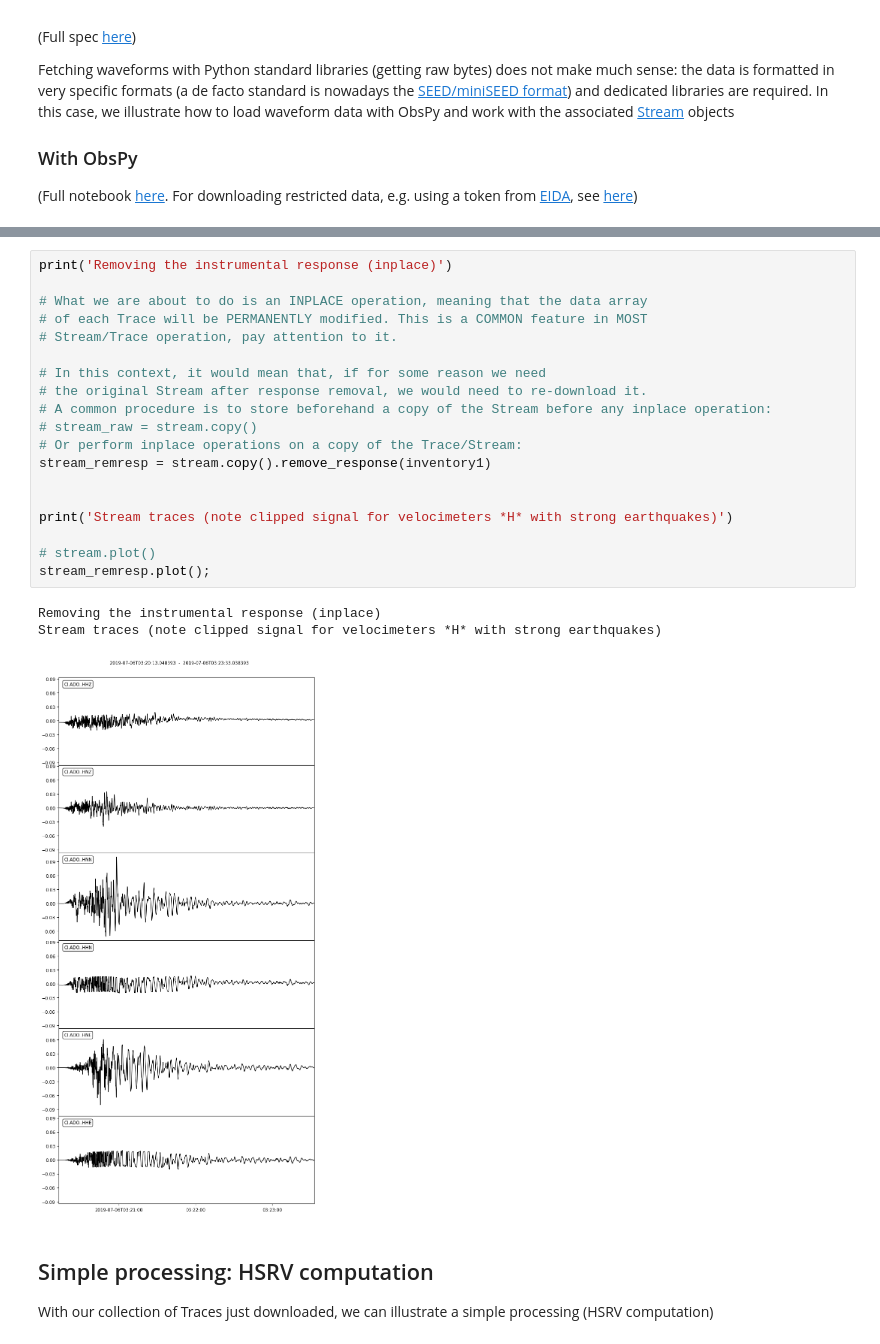
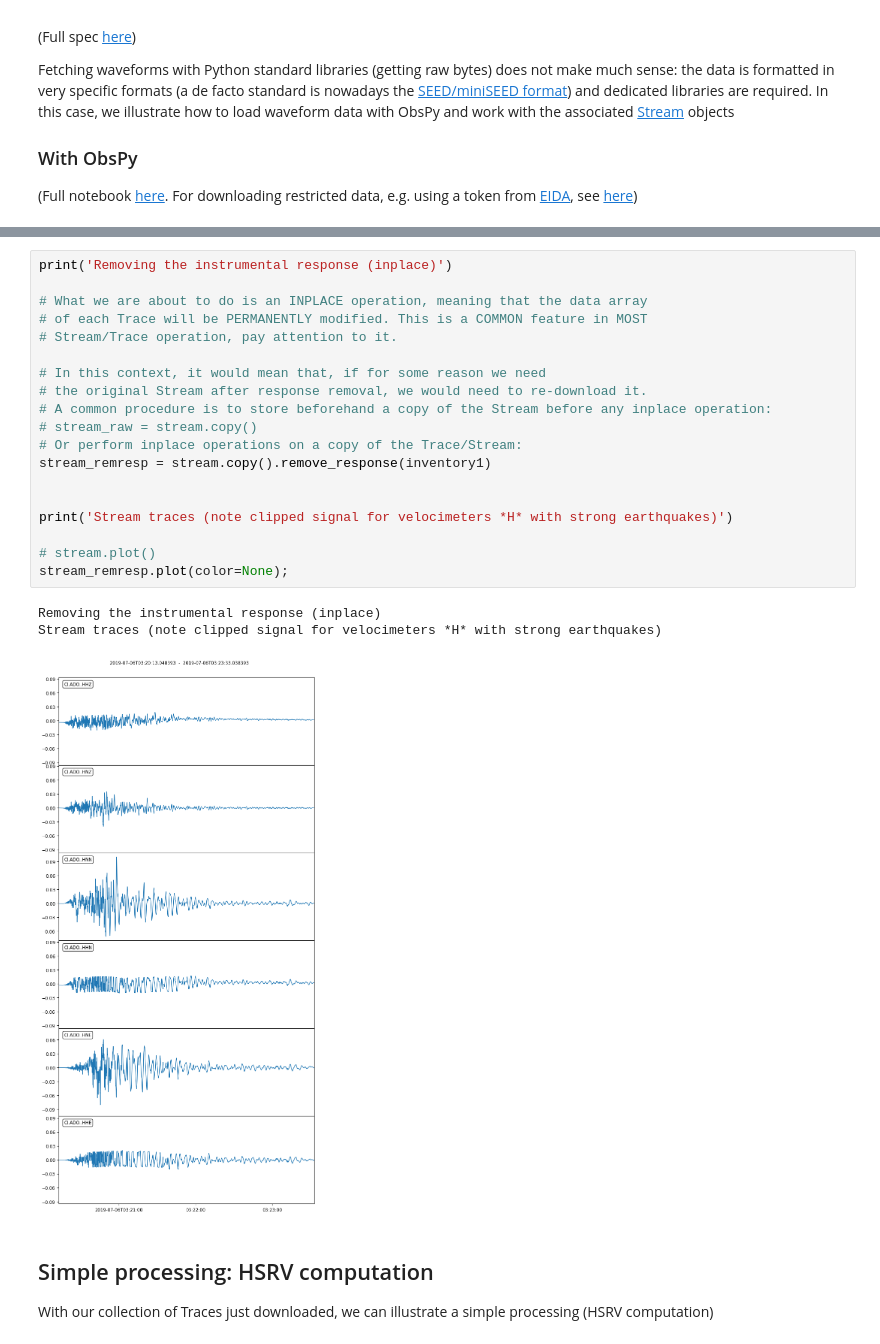
Before and after one commit to rizac/urbasis_training_2021_06, a Jupyter notebook: notebooks/Urbasis_training.ipynb, the cells around one changed output, grey strips where cells are left out. Drawn from its saved outputs; the diff is of its cells as text.

```diff
--- a/notebooks/Urbasis_training.ipynb
+++ b/notebooks/Urbasis_training.ipynb
@@ -504,26 +509,26 @@ It is also an iterable of Traces, wehre each Trace represents a recorded eqartqu
 # %%
 print('Removing the instrumental response (inplace)')
 
 # What we are about to do is an INPLACE operation, meaning that the data array
 # of each Trace will be PERMANENTLY modified. This is a COMMON feature in MOST
 # Stream/Trace operation, pay attention to it.
 
 # In this context, it would mean that, if for some reason we need
 # the original Stream after response removal, we would need to re-download it.
 # A common procedure is to store beforehand a copy of the Stream before any inplace operation:
 # stream_raw = stream.copy()
 # Or perform inplace operations on a copy of the Trace/Stream:
 stream_remresp = stream.copy().remove_response(inventory1)
 
 
 print('Stream traces (note clipped signal for velocimeters *H* with strong earthquakes)')
 
 # stream.plot()
-stream_remresp.plot();
+stream_remresp.plot(color=None);
 # %% [output]
 Removing the instrumental response (inplace)
 Stream traces (note clipped signal for velocimeters *H* with strong earthquakes)
-[figure, old version]
+[figure, new version]
 # %% [markdown]
 ## Simple processing: HSRV computation
 
```
Also changed, not shown: parts of 12 cells of this notebook, 3 other files.
